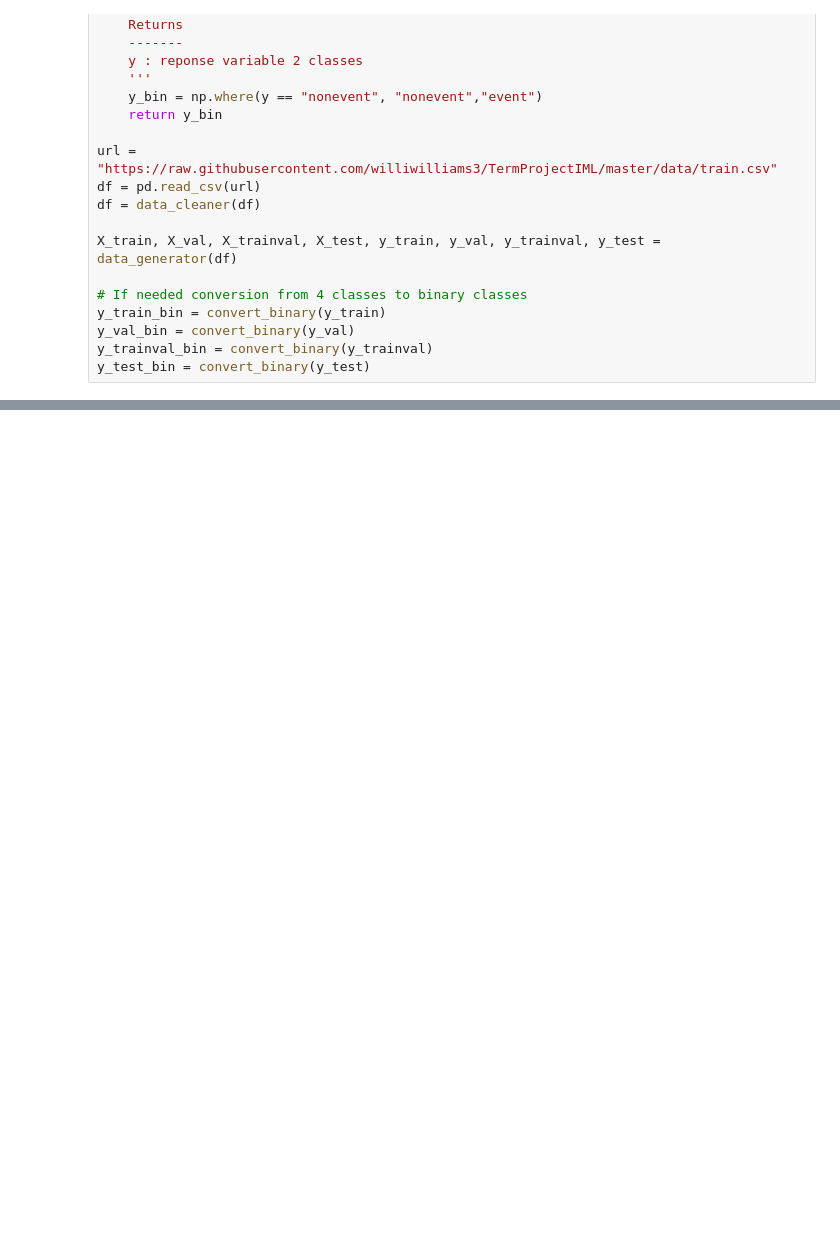
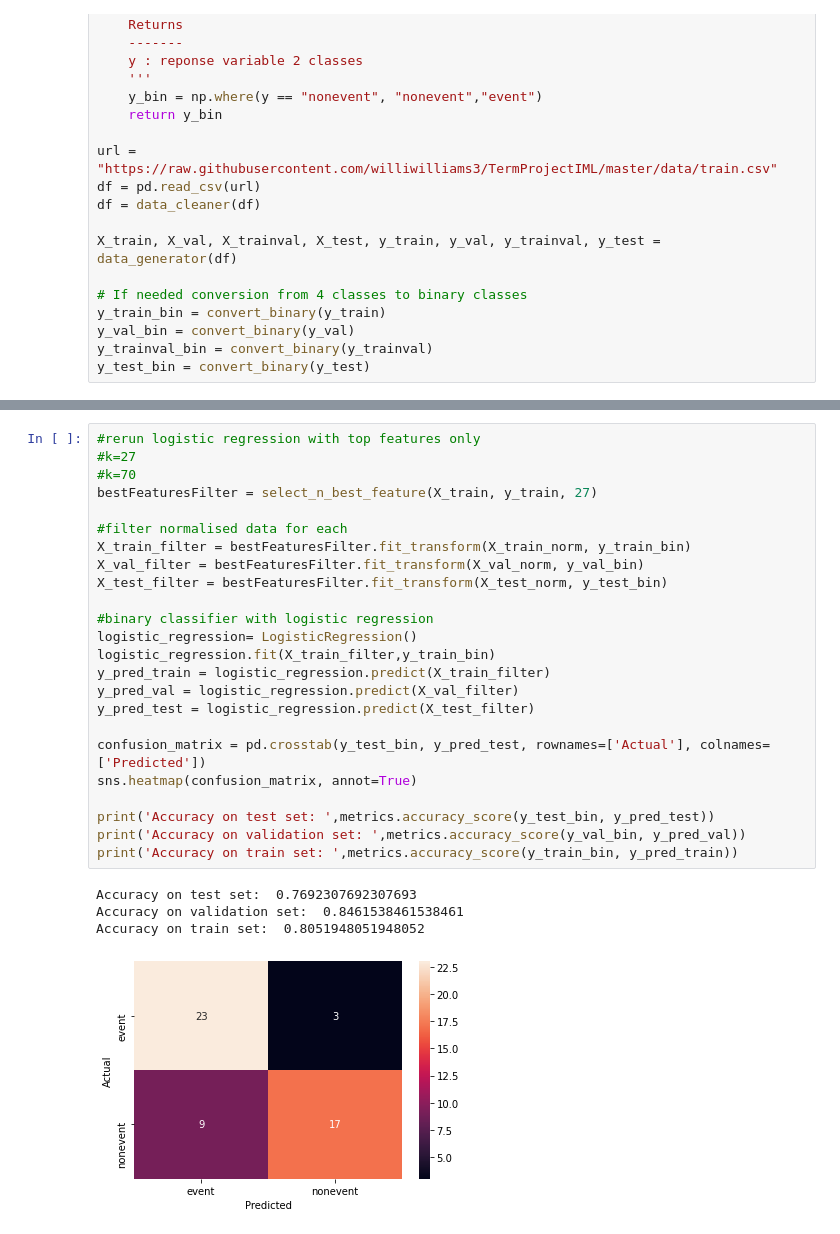
Before and after one commit to williwilliams3/TermProjectIML, a Jupyter notebook: Logistic_Regression_Stratified.ipynb, the cells around one changed output, grey strips where cells are left out. Drawn from its saved outputs; the diff is of its cells as text; blank space fills up the shorter version.

```diff
--- a/Logistic_Regression_Stratified.ipynb
+++ b/Logistic_Regression_Stratified.ipynb
@@ -117,0 +227,29 @@ Text(0.5, 0, 'Linear Response')
+# %%
+#rerun logistic regression with top features only
+#k=27
+#k=70
+bestFeaturesFilter = select_n_best_feature(X_train, y_train, 27)
+
+#filter normalised data for each
+X_train_filter = bestFeaturesFilter.fit_transform(X_train_norm, y_train_bin)
+X_val_filter = bestFeaturesFilter.fit_transform(X_val_norm, y_val_bin)
+X_test_filter = bestFeaturesFilter.fit_transform(X_test_norm, y_test_bin)
+
+#binary classifier with logistic regression
+logistic_regression= LogisticRegression()
+logistic_regression.fit(X_train_filter,y_train_bin)
+y_pred_train = logistic_regression.predict(X_train_filter)
+y_pred_val = logistic_regression.predict(X_val_filter)
+y_pred_test = logistic_regression.predict(X_test_filter)
+
+confusion_matrix = pd.crosstab(y_test_bin, y_pred_test, rownames=['Actual'], colnames=['Predicted'])
+sns.heatmap(confusion_matrix, annot=True)
+
+print('Accuracy on test set: ',metrics.accuracy_score(y_test_bin, y_pred_test))
+print('Accuracy on validation set: ',metrics.accuracy_score(y_val_bin, y_pred_val))
+print('Accuracy on train set: ',metrics.accuracy_score(y_train_bin, y_pred_train))
+# %% [output]
+Accuracy on test set:  0.7692307692307693
+Accuracy on validation set:  0.8461538461538461
+Accuracy on train set:  0.8051948051948052
+[figure, added]
```
Also changed, not shown: parts of 7 cells of this notebook, 1 other file.
